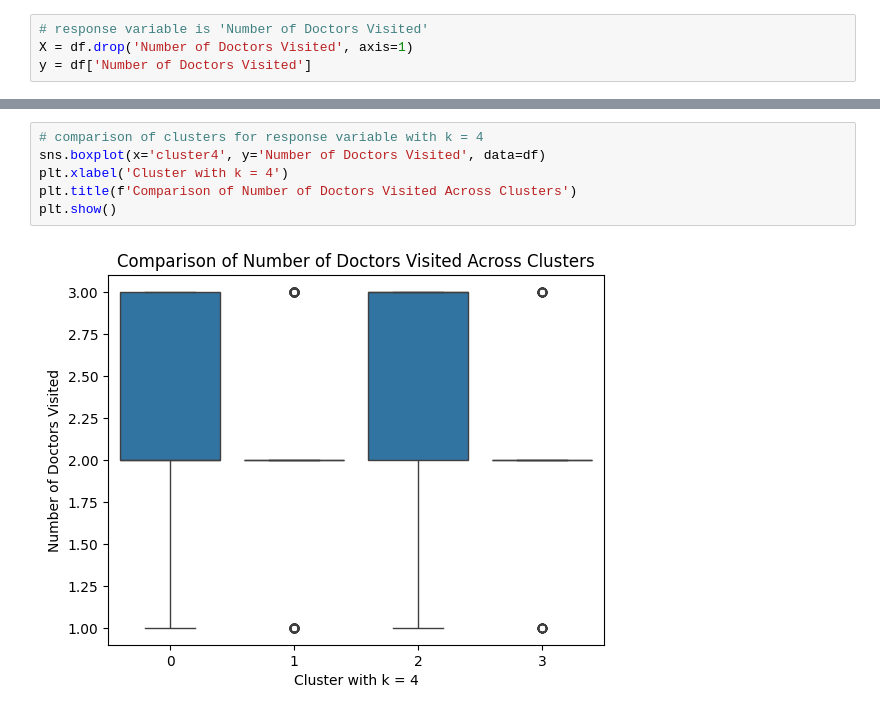
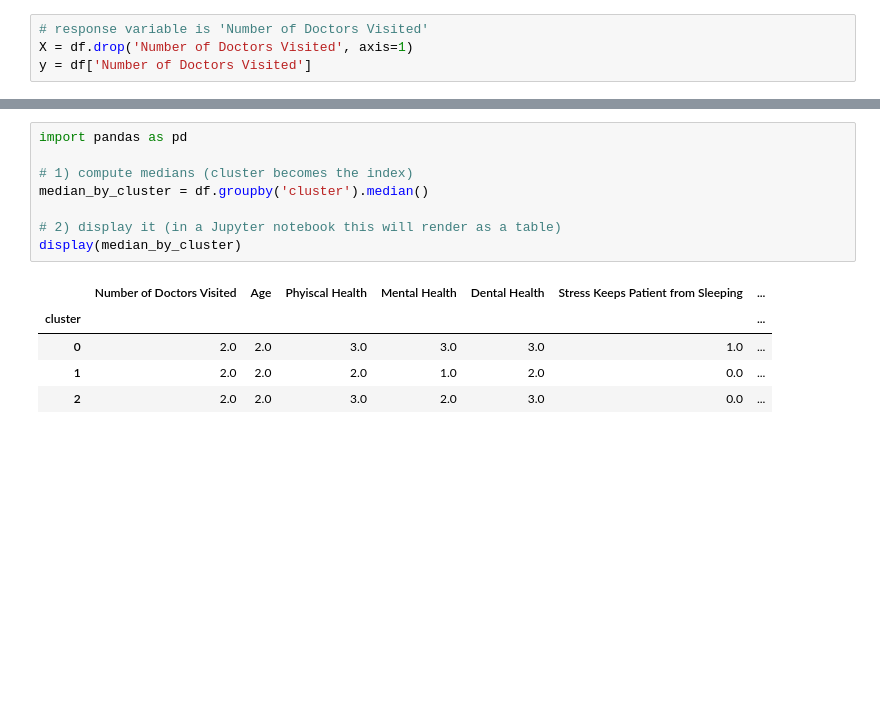
Before and after one commit to tracyhua2/DS3001, a Jupyter notebook: Final Project/DS3001_Unsupervised.ipynb, the cells around one changed output, grey strips where cells are left out. Saved outputs shown, nothing was run; the diff lists cells and outputs as text; blank space fills up the shorter version.

```diff
--- a/Final Project/DS3001_Unsupervised.ipynb
+++ b/Final Project/DS3001_Unsupervised.ipynb
@@ -142,8 +98,14 @@ plt.show()
-# %%
-# comparison of clusters for response variable with k = 4
-sns.boxplot(x='cluster4', y='Number of Doctors Visited', data=df)
-plt.xlabel('Cluster with k = 4')
-plt.title(f'Comparison of Number of Doctors Visited Across Clusters')
-plt.show()
-# %% [output]
-[figure, removed]
+# %%
+import pandas as pd
+
+# 1) compute medians (cluster becomes the index)
+median_by_cluster = df.groupby('cluster').median()
+
+# 2) display it (in a Jupyter notebook this will render as a table)
+display(median_by_cluster)
+# %% [output]
+|  | Number of Doctors Visited | Age | Phyiscal Health | Mental Health | Dental Health | Stress Keeps Patient from Sleeping | ... |
+| cluster |  |  |  |  |  |  | ... |
+| 0 | 2.0 | 2.0 | 3.0 | 3.0 | 3.0 | 1.0 | ... |
+| 1 | 2.0 | 2.0 | 2.0 | 1.0 | 2.0 | 0.0 | ... |
+| 2 | 2.0 | 2.0 | 3.0 | 2.0 | 3.0 | 0.0 | ... |
```
Also changed, not shown: parts of 7 cells of this notebook.
